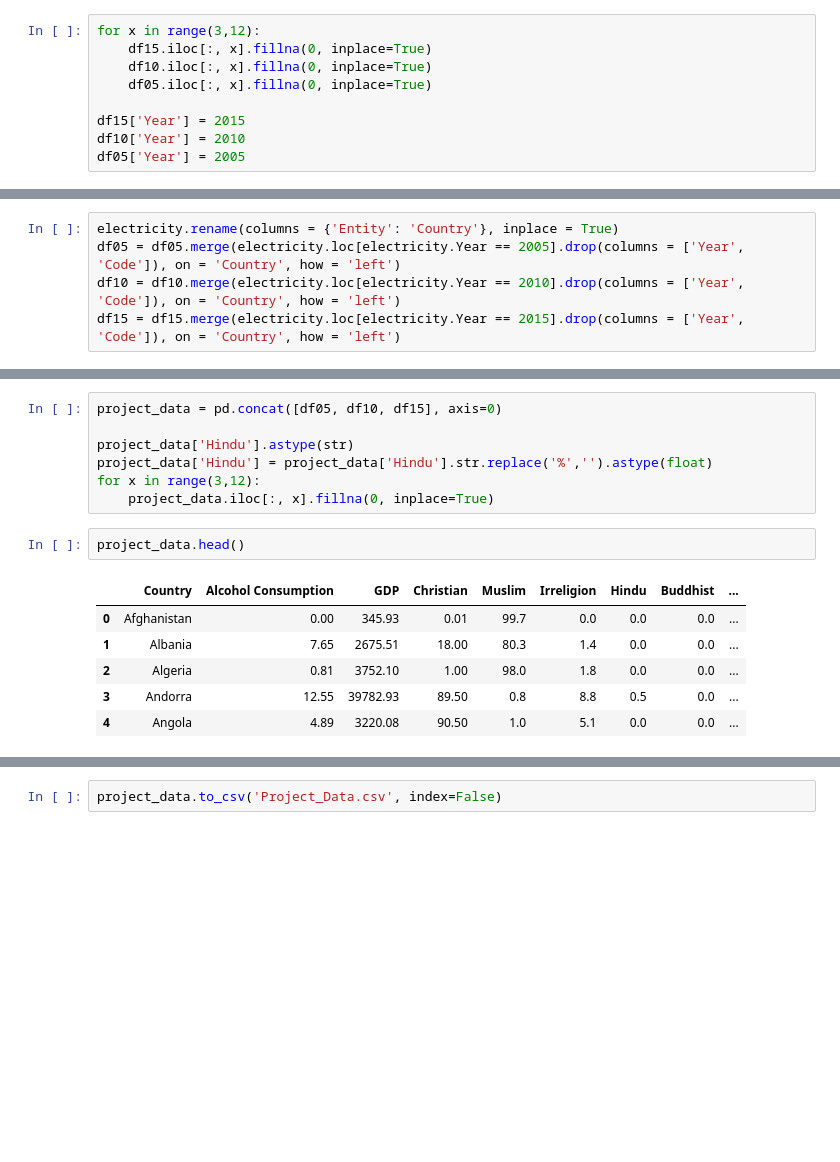
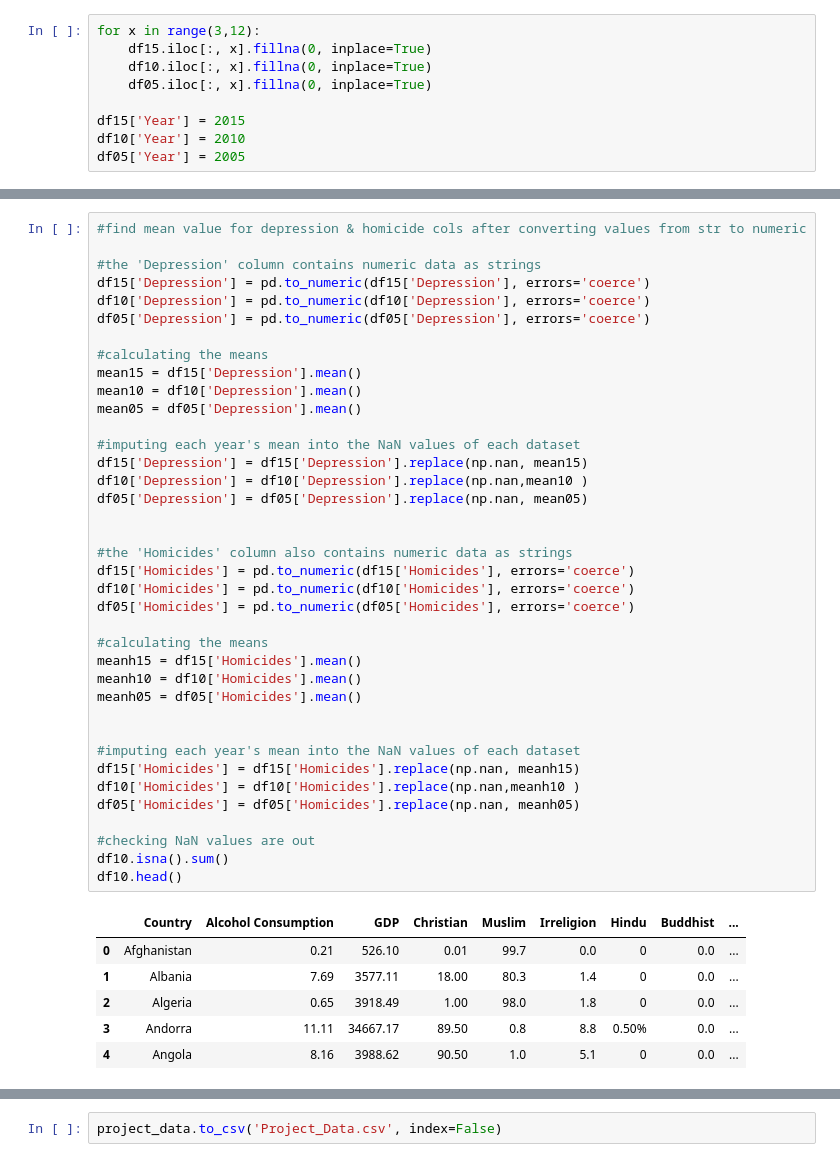
Before and after one commit to sarahabdul2/STAT-303-2-Project-, a Jupyter notebook: train_data.ipynb, the cells around one changed output, grey strips where cells are left out. Drawn from its saved outputs; the diff is of its cells as text; blank space fills up the shorter version.

```diff
--- a/train_data.ipynb
+++ b/train_data.ipynb
@@ -262,5 +210,0 @@ Same thing as conflict deaths, but could be interesting (% of population)
-# %%
-electricity.rename(columns = {'Entity': 'Country'}, inplace = True)
-df05 = df05.merge(electricity.loc[electricity.Year == 2005].drop(columns = ['Year', 'Code']), on = 'Country', how = 'left')
-df10 = df10.merge(electricity.loc[electricity.Year == 2010].drop(columns = ['Year', 'Code']), on = 'Country', how = 'left')
-df15 = df15.merge(electricity.loc[electricity.Year == 2015].drop(columns = ['Year', 'Code']), on = 'Country', how = 'left')
@@ -267,16 +350,45 @@ df15 = df15.merge(electricity.loc[electricity.Year == 2015].drop(columns = ['Yea
 # %%
-project_data = pd.concat([df05, df10, df15], axis=0)
+#find mean value for depression & homicide cols after converting values from str to numeric
 
-project_data['Hindu'].astype(str)
-project_data['Hindu'] = project_data['Hindu'].str.replace('%','').astype(float)
-for x in range(3,12):
-    project_data.iloc[:, x].fillna(0, inplace=True)
+#the 'Depression' column contains numeric data as strings
+df15['Depression'] = pd.to_numeric(df15['Depression'], errors='coerce')
+df10['Depression'] = pd.to_numeric(df10['Depression'], errors='coerce')
+df05['Depression'] = pd.to_numeric(df05['Depression'], errors='coerce')
+
+#calculating the means
+mean15 = df15['Depression'].mean()
+mean10 = df10['Depression'].mean()
+mean05 = df05['Depression'].mean()
+
+#imputing each year's mean into the NaN values of each dataset
+df15['Depression'] = df15['Depression'].replace(np.nan, mean15)
+df10['Depression'] = df10['Depression'].replace(np.nan,mean10 )
+df05['Depression'] = df05['Depression'].replace(np.nan, mean05)
+
+
+#the 'Homicides' column also contains numeric data as strings
+df15['Homicides'] = pd.to_numeric(df15['Homicides'], errors='coerce')
+df10['Homicides'] = pd.to_numeric(df10['Homicides'], errors='coerce')
+df05['Homicides'] = pd.to_numeric(df05['Homicides'], errors='coerce')
+
+#calculating the means
+meanh15 = df15['Homicides'].mean()
+meanh10 = df10['Homicides'].mean()
+meanh05 = df05['Homicides'].mean()
+
+
+#imputing each year's mean into the NaN values of each dataset
+df15['Homicides'] = df15['Homicides'].replace(np.nan, meanh15)
+df10['Homicides'] = df10['Homicides'].replace(np.nan,meanh10 )
+df05['Homicides'] = df05['Homicides'].replace(np.nan, meanh05)
+
+#checking NaN values are out
+df10.isna().sum()
+df10.head()
+# %% [output]
+|  | Country | Alcohol Consumption | GDP | Christian | Muslim | Irreligion | Hindu | Buddhist | ... |
+| 0 | Afghanistan | 0.21 | 526.10 | 0.01 | 99.7 | 0.0 | 0 | 0.0 | ... |
+| 1 | Albania | 7.69 | 3577.11 | 18.00 | 80.3 | 1.4 | 0 | 0.0 | ... |
+| 2 | Algeria | 0.65 | 3918.49 | 1.00 | 98.0 | 1.8 | 0 | 0.0 | ... |
+| 3 | Andorra | 11.11 | 34667.17 | 89.50 | 0.8 | 8.8 | 0.50% | 0.0 | ... |
+| 4 | Angola | 8.16 | 3988.62 | 90.50 | 1.0 | 5.1 | 0 | 0.0 | ... |
-# %%
-project_data.head()
-# %% [output]
-|  | Country | Alcohol Consumption | GDP | Christian | Muslim | Irreligion | Hindu | Buddhist | ... |
-| 0 | Afghanistan | 0.00 | 345.93 | 0.01 | 99.7 | 0.0 | 0.0 | 0.0 | ... |
-| 1 | Albania | 7.65 | 2675.51 | 18.00 | 80.3 | 1.4 | 0.0 | 0.0 | ... |
-| 2 | Algeria | 0.81 | 3752.10 | 1.00 | 98.0 | 1.8 | 0.0 | 0.0 | ... |
-| 3 | Andorra | 12.55 | 39782.93 | 89.50 | 0.8 | 8.8 | 0.5 | 0.0 | ... |
-| 4 | Angola | 4.89 | 3220.08 | 90.50 | 1.0 | 5.1 | 0.0 | 0.0 | ... |
```
Also changed, not shown: parts of 25 cells of this notebook, 2 other files.
